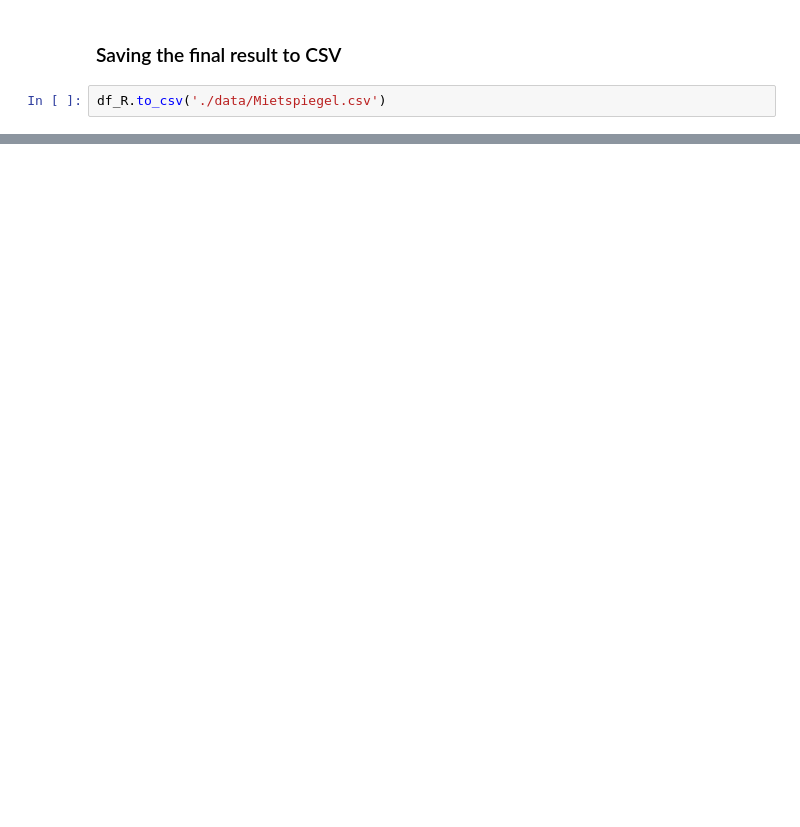
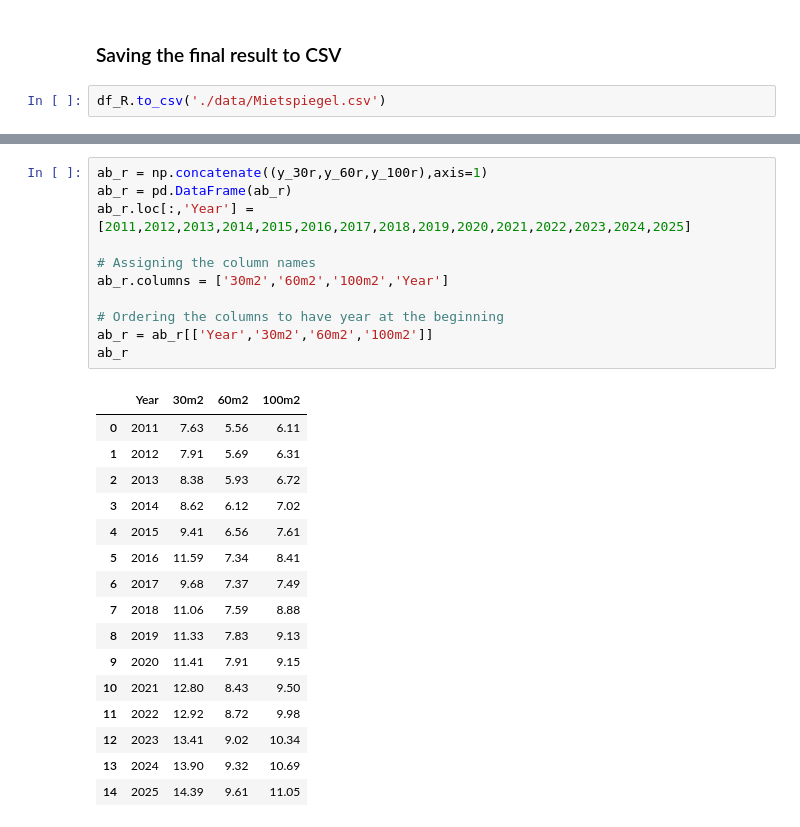
Before and after one commit to saicharangrandhi/Inspiration_task, a Jupyter notebook: task_1.ipynb, the cells around one changed output, grey strips where cells are left out. Saved outputs shown, nothing was run; the diff lists cells and outputs as text; blank space fills up the shorter version.

```diff
--- a/task_1.ipynb
+++ b/task_1.ipynb
@@ -123,0 +266,28 @@ df_R.to_csv('./data/Mietspiegel.csv')
+# %%
+ab_r = np.concatenate((y_30r,y_60r,y_100r),axis=1)
+ab_r = pd.DataFrame(ab_r)
+ab_r.loc[:,'Year'] = [2011,2012,2013,2014,2015,2016,2017,2018,2019,2020,2021,2022,2023,2024,2025]
+
+# Assigning the column names
+ab_r.columns = ['30m2','60m2','100m2','Year']
+
+# Ordering the columns to have year at the beginning
+ab_r = ab_r[['Year','30m2','60m2','100m2']]
+ab_r
+# %% [output]
+|  | Year | 30m2 | 60m2 | 100m2 |
+| 0 | 2011 | 7.63 | 5.56 | 6.11 |
+| 1 | 2012 | 7.91 | 5.69 | 6.31 |
+| 2 | 2013 | 8.38 | 5.93 | 6.72 |
+| 3 | 2014 | 8.62 | 6.12 | 7.02 |
+| 4 | 2015 | 9.41 | 6.56 | 7.61 |
+| 5 | 2016 | 11.59 | 7.34 | 8.41 |
+| 6 | 2017 | 9.68 | 7.37 | 7.49 |
+| 7 | 2018 | 11.06 | 7.59 | 8.88 |
+| 8 | 2019 | 11.33 | 7.83 | 9.13 |
+| 9 | 2020 | 11.41 | 7.91 | 9.15 |
+| 10 | 2021 | 12.80 | 8.43 | 9.50 |
+| 11 | 2022 | 12.92 | 8.72 | 9.98 |
+| 12 | 2023 | 13.41 | 9.02 | 10.34 |
+| 13 | 2024 | 13.90 | 9.32 | 10.69 |
+| 14 | 2025 | 14.39 | 9.61 | 11.05 |
```
Also changed, not shown: parts of 10 cells of this notebook.
